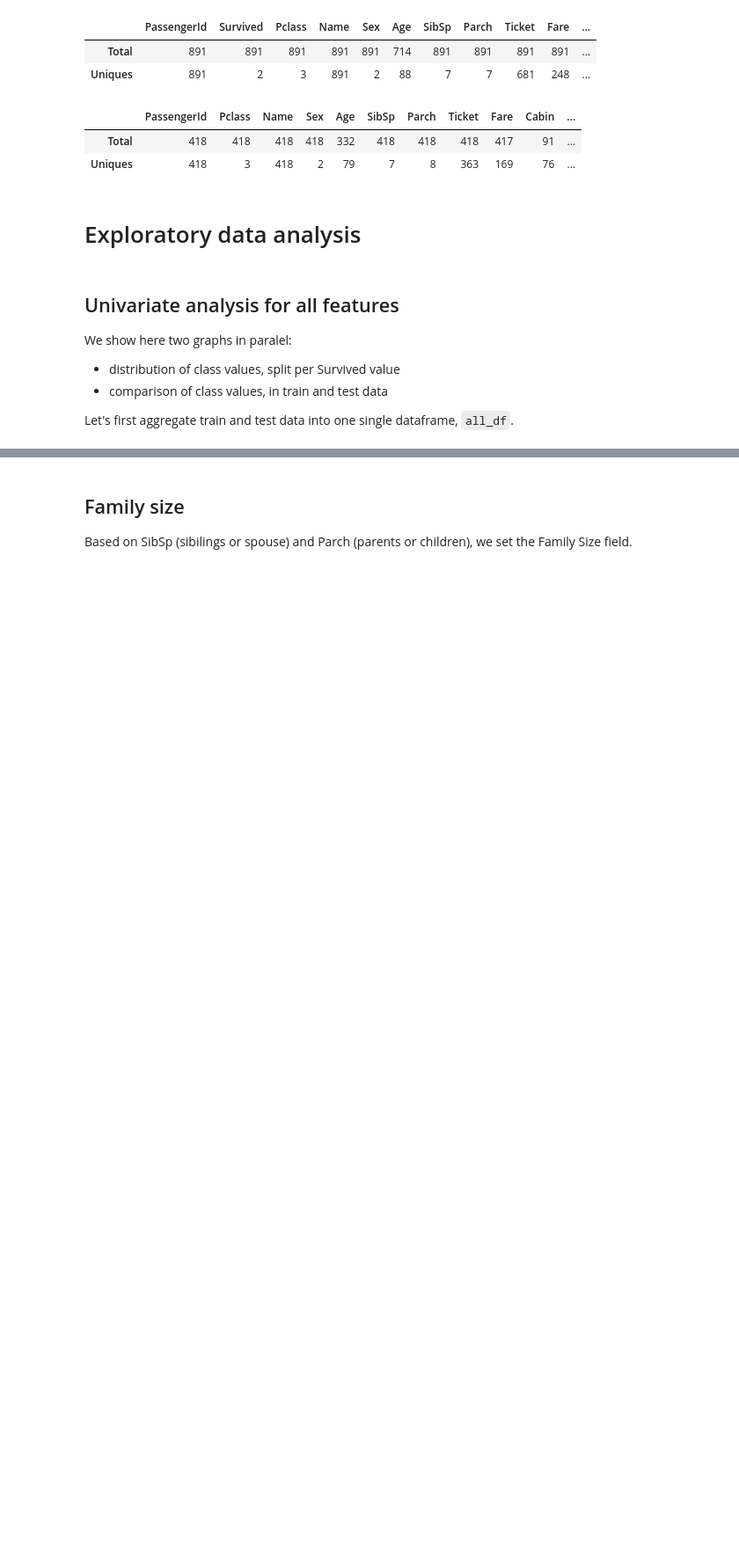
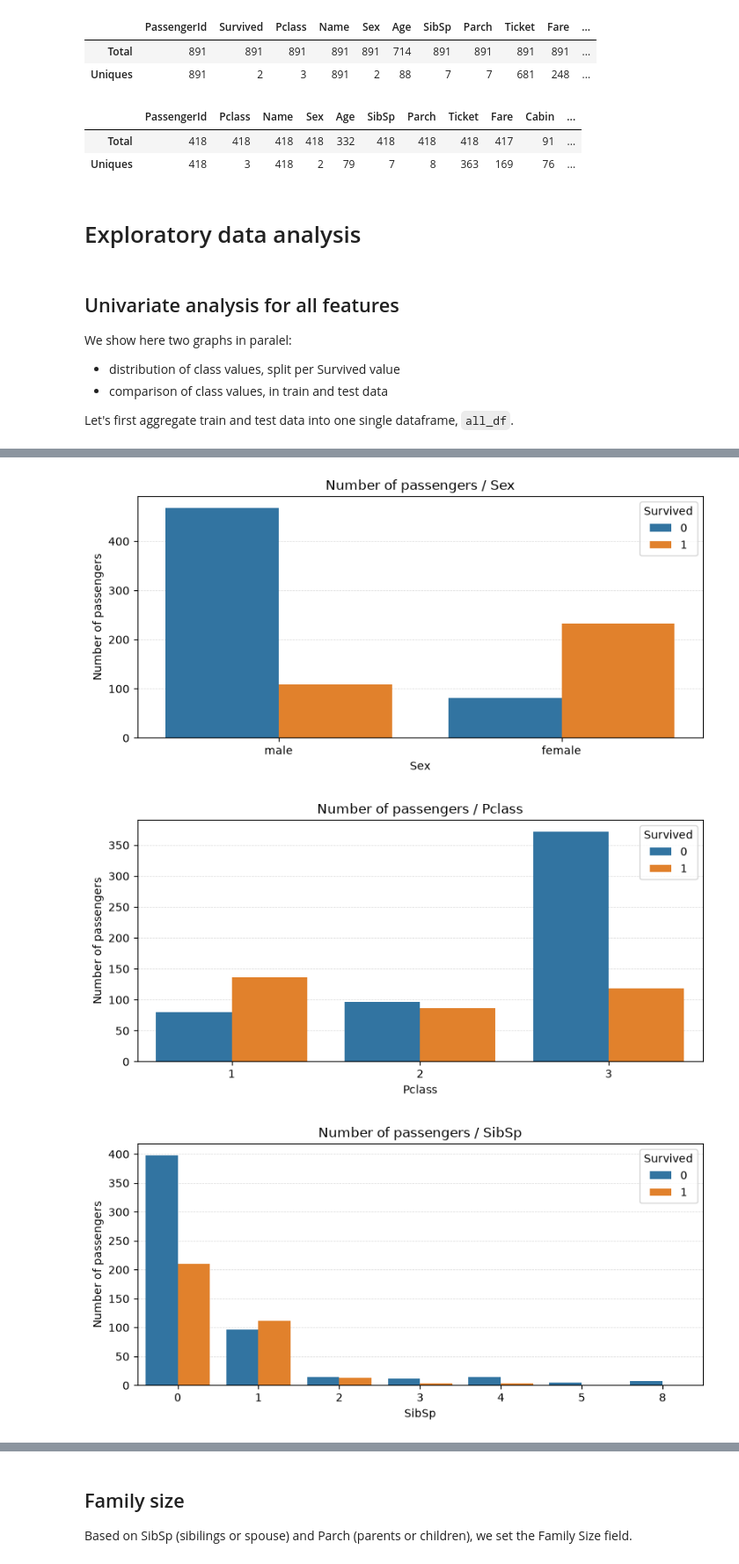
Before and after one commit to duyitian0320-maker/ps1_ex4_nb_to_repo, a Jupyter notebook: Titanic Data Journey.ipynb, the cells around one changed output, grey strips where cells are left out. Shown at 88% size. Saved outputs shown, nothing was run; the diff lists cells and outputs as text; code cells hidden in the pictures; blank space fills up the shorter version.

```diff
--- a/Titanic Data Journey.ipynb
+++ b/Titanic Data Journey.ipynb
@@ -228,2 +241,13 @@ plt.show()
 # %%
 # Plot count pairs using all_df for the columns: Sex, Pclasss, SibSp, Parch, Embarked and use "Survived" as hue.
+categorical_columns = [
+    "Sex", "Pclass", "SibSp", "Parch", "Embarked"
+]
+
+for column in categorical_columns:
+    plot_category_counts(train_df, column, hue="Survived")
+    plt.show()
+# %% [output]
+[figure, added]
+[figure, added]
+[figure, added]
```
Also changed, not shown: parts of 45 cells of this notebook, 5 other files.
